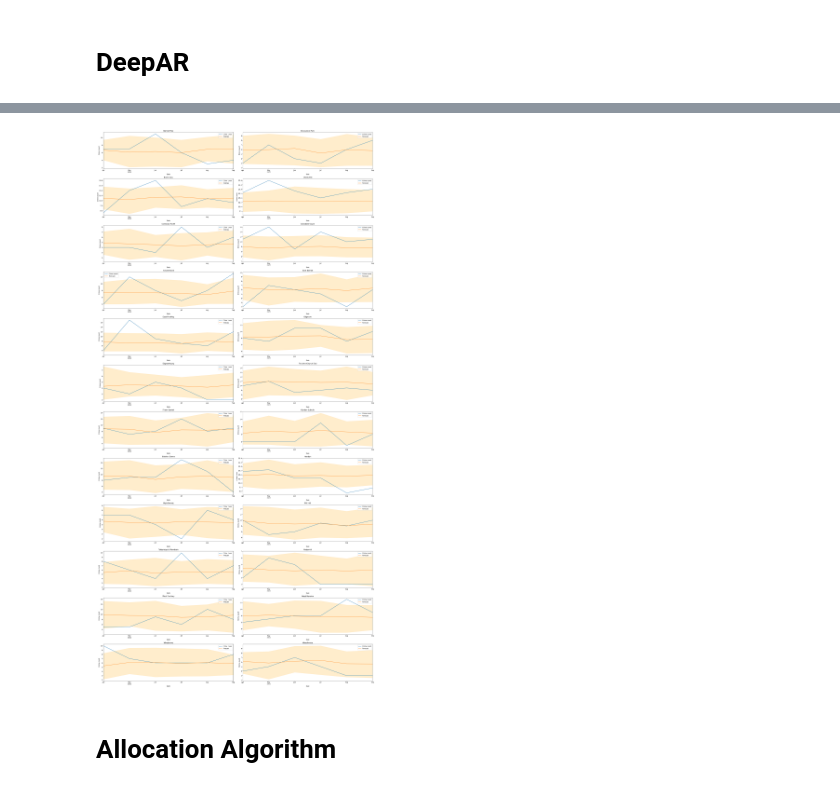
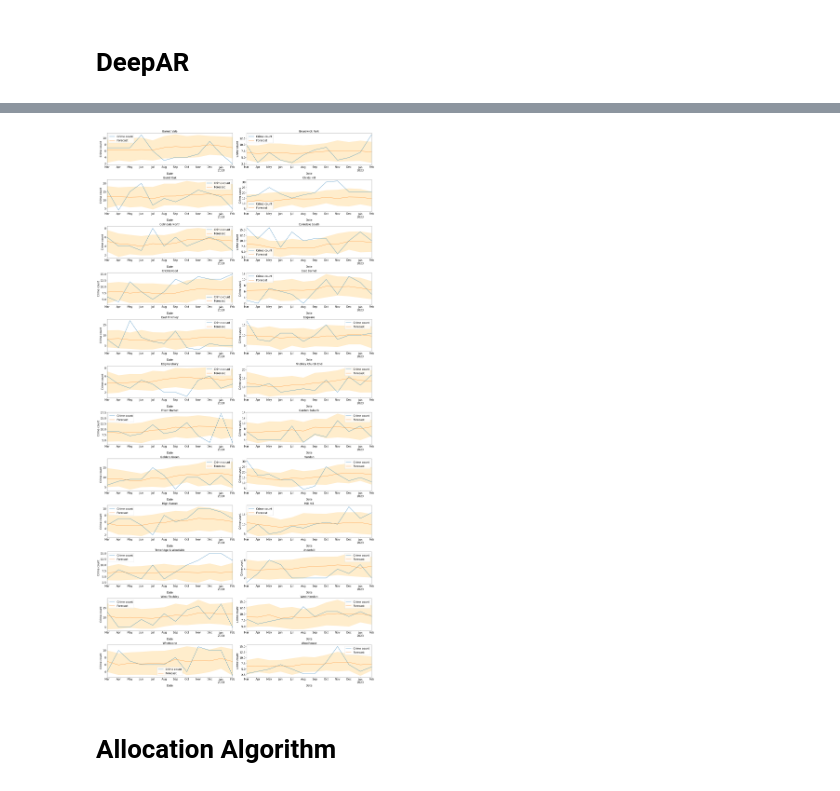
Before and after one commit to sarpakar/JBG050-Group-3, a Jupyter notebook: Models.ipynb, the cells around one changed output, grey strips where cells are left out. Saved outputs shown, nothing was run; the diff lists cells and outputs as text; code cells hidden in the pictures.

```diff
--- a/Models.ipynb
+++ b/Models.ipynb
@@ -292,8 +308,8 @@ val = data_aggr.loc[data_aggr.index >= '2022-03-01']
 # %% [markdown]
 ## XGB with MLForecast (unfinished)
 # %%
-dct_idx = dict(zip(list(val['year_month'].unique()), [i for i in range(1, len(val['year_month'].unique())+1)]))
-val_MLF = val.replace({"year_month": dct_idx})
+dct_idx = dict(zip(list(test['year_month'].unique()), [i for i in range(1, len(test['year_month'].unique())+1)]))
+test_MLF = test.replace({"year_month": dct_idx})
 # %%
 from mlforecast import MLForecast
 
@@ -322,9 +338,9 @@ MLForecast(models=[XGBRegressor], freq=1, lag_features=['lag1', 'lag12', 'rollin
 # %%
 # collecting predictions
 
-p = model.predict(horizon=val_MLF['timestamp'].nunique())
+p = model.predict(horizon=test_MLF['timestamp'].nunique())
 p['year_month'] = p['month']
 p.drop(columns=['month'], inplace=True)
 p['year_month'] = p['year_month']-12
-p = p.merge(val_MLF[['Ward', 'timestamp', 'year_month', 'crime_count']], on=['Ward', 'year_month'], how='left')
+p = p.merge(test_MLF[['Ward', 'timestamp', 'year_month', 'crime_count']], on=['Ward', 'year_month'], how='left')
 # %%
@@ -360,8 +376,8 @@ train_ds = PandasDataset.from_long_dataframe(train, target='crime_count', item_i
 # %%
 from gluonts.torch.model.deepar import DeepAREstimator
 
-estimator = DeepAREstimator(freq='M', prediction_length=6, num_layers=3, lr=0.0005, context_length=24,
-                            trainer_kwargs={'max_epochs':6})
+estimator = DeepAREstimator(freq='M', prediction_length=12, num_layers=3, lr=0.002, context_length=24,
+                            trainer_kwargs={'max_epochs':8})
 
 predictor = estimator.train(train_ds, num_workers=4)
 # %% [output]
@@ -393,13 +411,17 @@ all_preds = list()
 for ward in pred:
     ward_name = ward.item_id
     p = ward.samples.mean(axis=0)
+    # making an 80% confidence interval
     p10 = np.percentile(ward.samples, 10, axis=0)
-    # making an 80% confidence interval
     p90 = np.percentile(ward.samples, 90, axis=0)
     dates = pd.date_range(start=ward.start_date.to_timestamp(), periods=len(p), freq='M')
-    ward_pred = pd.DataFrame({'timestamp-1': dates, 'Ward': ward_name, 'pred': p, 'p10': p10, 'p90': p90})
-    ward_pred['timestamp']  = ward_pred['timestamp-1'] + timedelta(days=1)
+    dates2 = []
+    for month in dates:
+        day_num = month.strftime("%d")
+        month_reset = month - timedelta(days=int(day_num) - 1)
+        dates2.append(month_reset)
+    ward_pred = pd.DataFrame({'timestamp': dates2, 'Ward': ward_name, 'pred': p, 'p10': p10, 'p90': p90})
     all_preds += [ward_pred]
 
 all_preds = pd.concat(all_preds, ignore_index=True)
-all_preds = all_preds.merge(val, on=['timestamp', 'Ward'], how='left')
+all_preds = all_preds.merge(test, on=['timestamp', 'Ward'], how='left')
@@ -417,19 +455,22 @@ Weighted mean absolute percentage error: 0.31
 # %%
 fig, ax = plt.subplots(12,2, figsize=(2*1280/96, 4*1280/96), dpi=96)
 ax = ax.flatten()
 
 for ax_ ,ward in enumerate(all_preds['Ward'].unique()):
     p_ = all_preds.loc[all_preds['Ward'] == ward]
     p_.plot(x='timestamp', y='crime_count', ax=ax[ax_], label='Crime count')
     p_.plot(x='timestamp', y='pred', ax=ax[ax_], label='Forecast')
     ax[ax_].fill_between(p_['timestamp'].values, p_['p10'], p_['p90'], alpha=0.2, color='orange')
-    ax[ax_].set_title(ward)
-    ax[ax_].legend()
-    ax[ax_].set_xlabel('Date')
-    ax[ax_].set_ylabel('Crime count')
+    ax[ax_].set_title(ward, fontsize=18)
+    ax[ax_].legend(fontsize=18)
+    ax[ax_].set_xlabel('Date', fontsize=18)
+    ax[ax_].set_ylabel('Crime count', fontsize=18)
+    ax[ax_].tick_params(axis='both', which='major', labelsize=18)
+    ax[ax_].tick_params(axis='both', which='minor', labelsize=18)
+
 
 fig.tight_layout()
 # %% [output]
-[figure, old version]
+[figure, new version]
 # %% [markdown]
 # Allocation Algorithm
```
Also changed, not shown: parts of 16 cells of this notebook.
